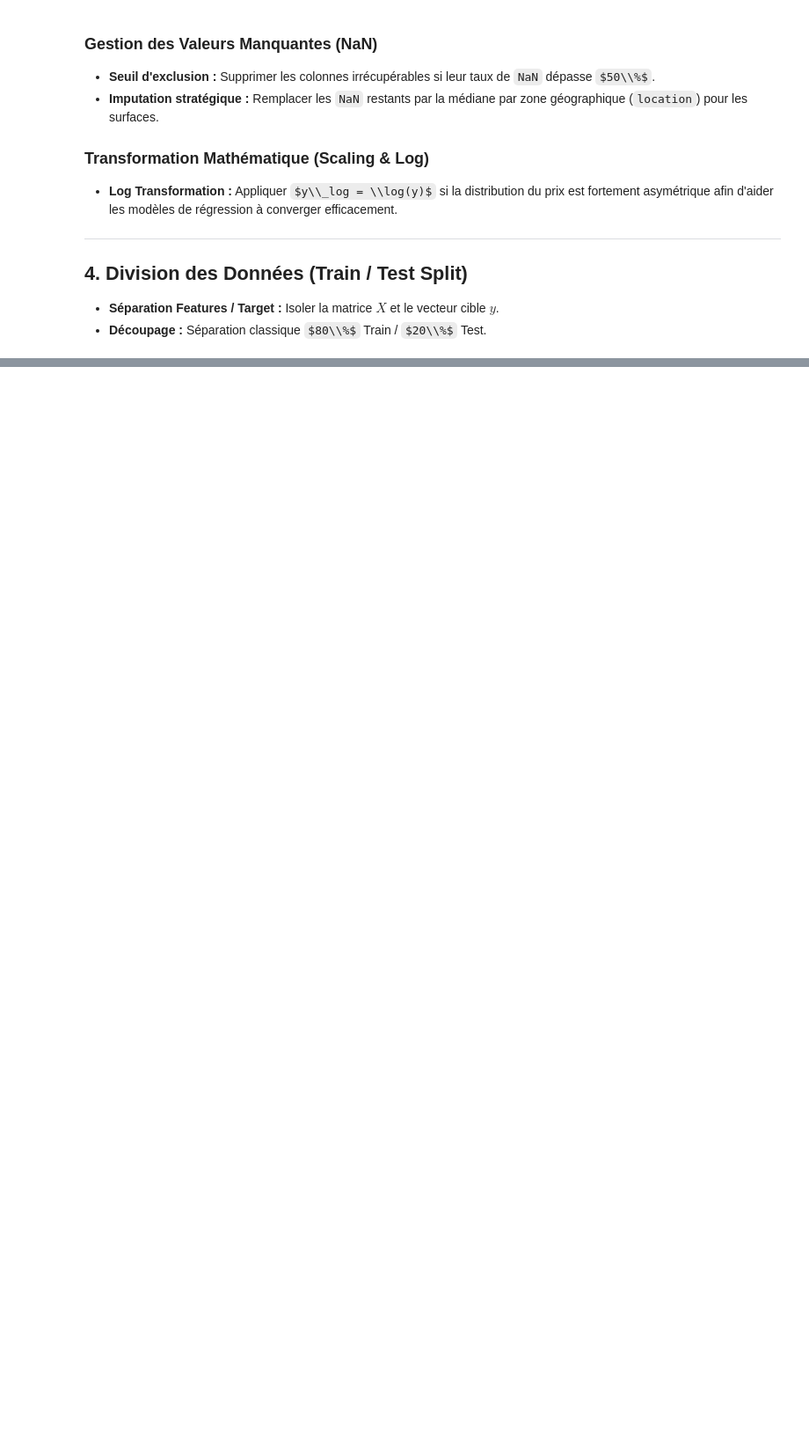
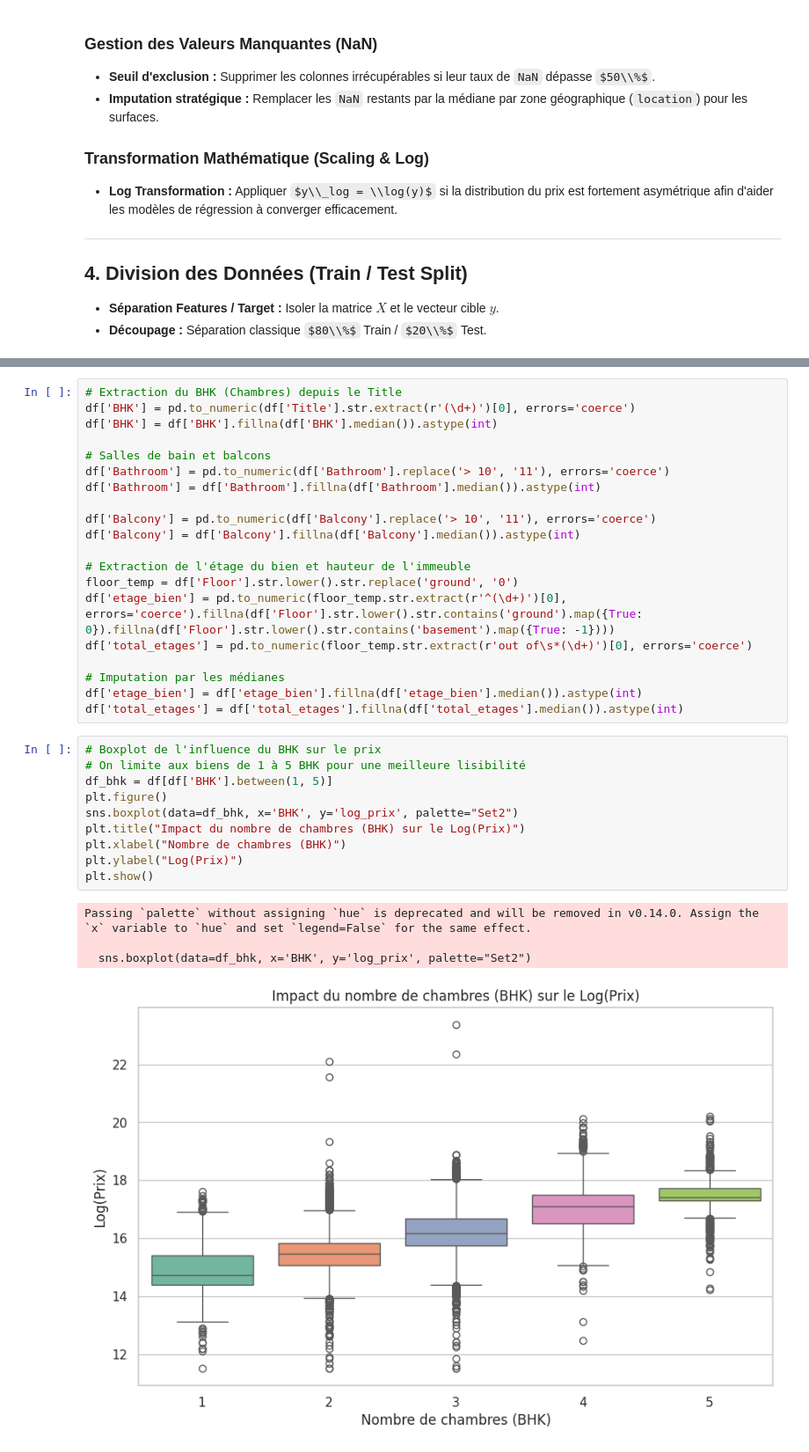
Before and after one commit to diabateyoussouf/Daily-Data-Science, a Jupyter notebook: dailly_02_dataset_house_price.ipynb, the cells around one changed output, grey strips where cells are left out. Shown at 88% size. Drawn from its saved outputs; the diff is of its cells as text; some formulas as TeX source; blank space fills up the shorter version.

```diff
--- a/dailly_02_dataset_house_price.ipynb
+++ b/dailly_02_dataset_house_price.ipynb
@@ -1125,0 +164,35 @@ df_cp.head()
+# %%
+# Extraction du BHK (Chambres) depuis le Title
+df['BHK'] = pd.to_numeric(df['Title'].str.extract(r'(\d+)')[0], errors='coerce')
+df['BHK'] = df['BHK'].fillna(df['BHK'].median()).astype(int)
+
+# Salles de bain et balcons
+df['Bathroom'] = pd.to_numeric(df['Bathroom'].replace('> 10', '11'), errors='coerce')
+df['Bathroom'] = df['Bathroom'].fillna(df['Bathroom'].median()).astype(int)
+
+df['Balcony'] = pd.to_numeric(df['Balcony'].replace('> 10', '11'), errors='coerce')
+df['Balcony'] = df['Balcony'].fillna(df['Balcony'].median()).astype(int)
+
+# Extraction de l'étage du bien et hauteur de l'immeuble
+floor_temp = df['Floor'].str.lower().str.replace('ground', '0')
+df['etage_bien'] = pd.to_numeric(floor_temp.str.extract(r'^(\d+)')[0], errors='coerce').fillna(df['Floor'].str.lower().str.contains('ground').map({True: 0}).fillna(df['Floor'].str.lower().str.contains('basement').map({True: -1})))
+df['total_etages'] = pd.to_numeric(floor_temp.str.extract(r'out of\s*(\d+)')[0], errors='coerce')
+
+# Imputation par les médianes
+df['etage_bien'] = df['etage_bien'].fillna(df['etage_bien'].median()).astype(int)
+df['total_etages'] = df['total_etages'].fillna(df['total_etages'].median()).astype(int)
+# %%
+# Boxplot de l'influence du BHK sur le prix
+# On limite aux biens de 1 à 5 BHK pour une meilleure lisibilité
+df_bhk = df[df['BHK'].between(1, 5)]
+plt.figure()
+sns.boxplot(data=df_bhk, x='BHK', y='log_prix', palette="Set2")
+plt.title("Impact du nombre de chambres (BHK) sur le Log(Prix)")
+plt.xlabel("Nombre de chambres (BHK)")
+plt.ylabel("Log(Prix)")
+plt.show()
+# %% [output]
+Passing `palette` without assigning `hue` is deprecated and will be removed in v0.14.0. Assign the `x` variable to `hue` and set `legend=False` for the same effect.
+
+  sns.boxplot(data=df_bhk, x='BHK', y='log_prix', palette="Set2")
+[figure, added]
```
Also changed, not shown: parts of 147 cells of this notebook.
